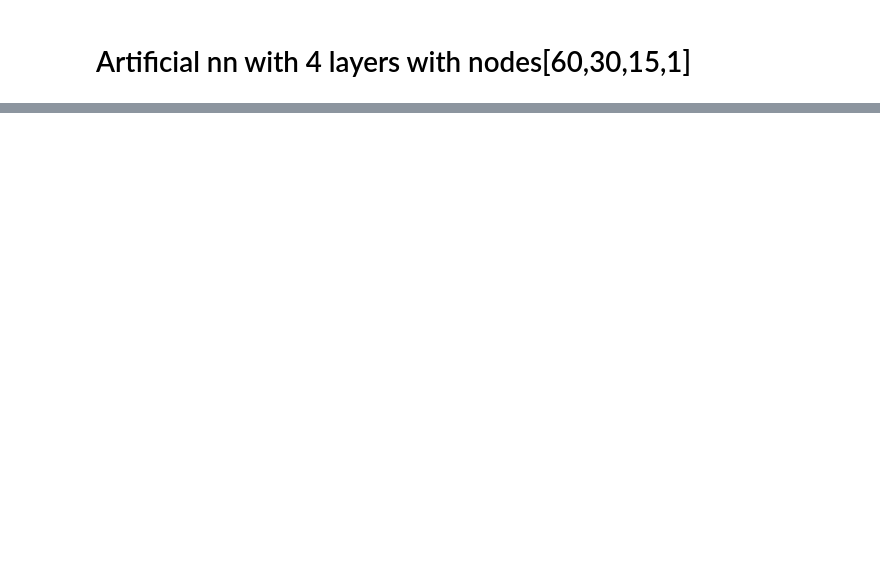
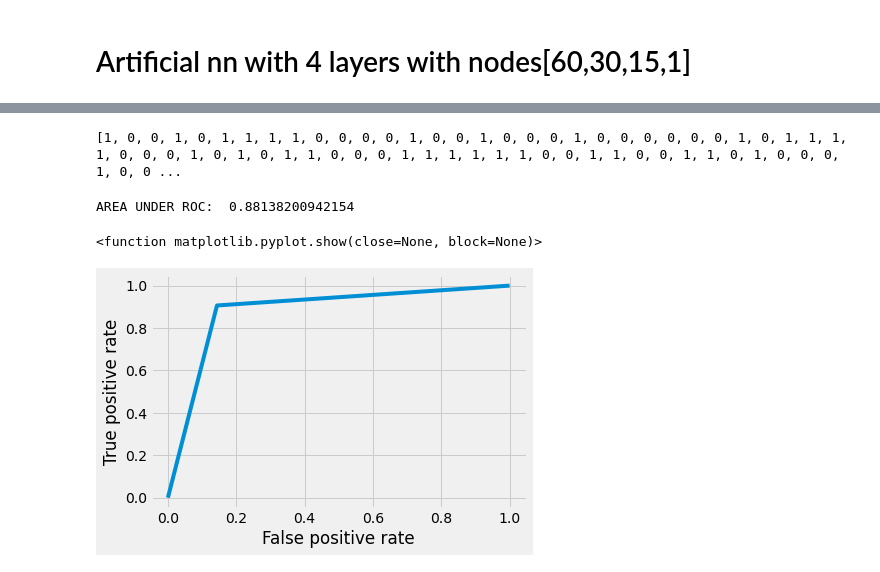
Before and after one commit to Atikant/CS401Assignment2, a Jupyter notebook: AllModels.ipynb, the cells around one changed output, grey strips where cells are left out. Cells and saved outputs as stored; diff of their text form; code cells hidden in the pictures; blank space fills up the shorter version.

```diff
--- a/AllModels.ipynb
+++ b/AllModels.ipynb
@@ -604,7 +887,9 @@ model.evaluate(X_test, y_test)[1]
 #reading test file
 test_in = pd.read_csv("./test-in.txt", header=None, delimiter=' ')
 #Make a prediction & print the actual values
-prediction = model.predict(test_in)
-prediction  = [1 if y>=0.5 else 0 for y in prediction] #Threshold
-print(prediction)
+prediction_on_test = model.predict(test_in)
+prediction_on_test  = [1 if y>=0.5 else 0 for y in prediction] #Threshold
+print(prediction_on_test)
+# %% [output]
+[1, 0, 0, 1, 0, 1, 1, 1, 1, 0, 0, 0, 0, 1, 0, 0, 1, 0, 0, 0, 1, 0, 0, 0, 0, 0, 0, 1, 0, 1, 1, 1, 1, 0, 0, 0, 1, 0, 1, 0, 1, 1, 0, 0, 0, 1, 1, 1, 1, 1, 1, 0, 0, 1, 1, 0, 0, 1, 1, 0, 1, 0, 0, 0, 1, 0, 0 ...
 # %%
@@ -611,0 +897,15 @@ pd.DataFrame(prediction).to_csv("test-out.txt", header=None, index=False)
+# %%
+# ROC curve for the best model
+from sklearn.metrics import roc_curve,roc_auc_score
+#AUROC
+ann_auc=roc_auc_score(y_test,prediction)
+print("AREA UNDER ROC: ",ann_auc)
+ann_fpr,ann_tpr,_ =roc_curve(y_test,prediction)
+plt.plot(ann_fpr,ann_tpr)
+plt.xlabel('False positive rate')
+plt.ylabel('True positive rate')
+plt.show
+# %% [output]
+AREA UNDER ROC:  0.88138200942154
+<function matplotlib.pyplot.show(close=None, block=None)>
+[figure, added]
```
Also changed, not shown: parts of 34 cells of this notebook, 2 other files.
